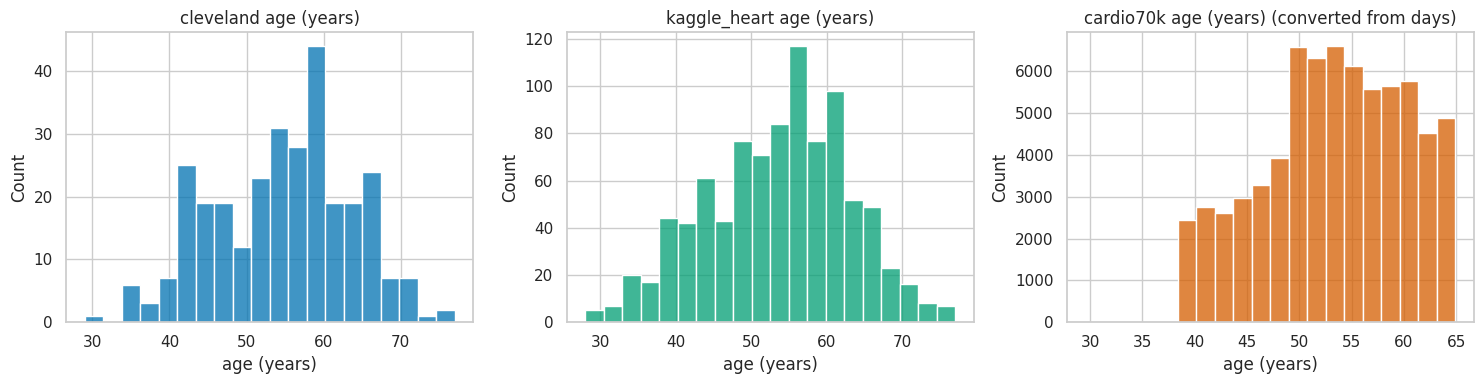
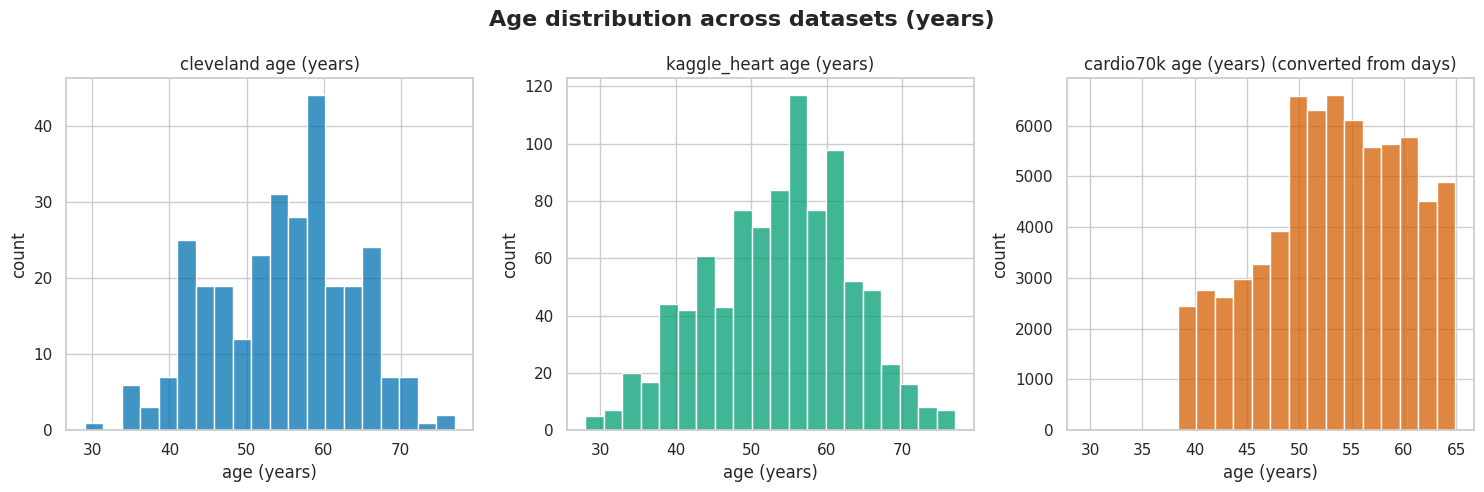
The change to this notebook cell's code, shown as a diff; its figure went from the first image to the second:
--- before
+++ after
@@ -1,10 +1,21 @@
-fig, axes = plt.subplots(1, 3, figsize=(15, 4))
-for idx, name in enumerate(DATASETS):
-    df = raw[name]
+def age_years_getter(name: str, df: pd.DataFrame) -> pd.Series:
     unit = dataset_age_unit(name)
-    age_years = age_to_years(df["age_raw"], unit)
-    sns.histplot(age_years, bins=20, ax=axes[idx], color=PALETTE_DATASET.get(name, "#4c72b0"))
+    return age_to_years(df["age_raw"], unit)
+
+age_datasets = {name: raw[name] for name in DATASETS if "age_raw" in raw[name].columns}
+fig, axes = plot_numeric_distribution_comparison(
+    datasets=age_datasets,
+    column="age_raw",
+    title="Age distribution across datasets (years)",
+    bins=20,
+    colors=PALETTE_DATASET,
+    value_getter=age_years_getter,
+    xlabel="age (years)",
+)
+
+for idx, name in enumerate(age_datasets):
+    unit = dataset_age_unit(name)
     suffix = " (converted from days)" if unit == "days" else ""
     axes[idx].set_title(f"{name} age (years){suffix}")
-    axes[idx].set_xlabel("age (years)")
+
 plt.tight_layout()

Commit: Refactor: Add initial reusable visualization toolkit for fairness-aware ML in notebooks